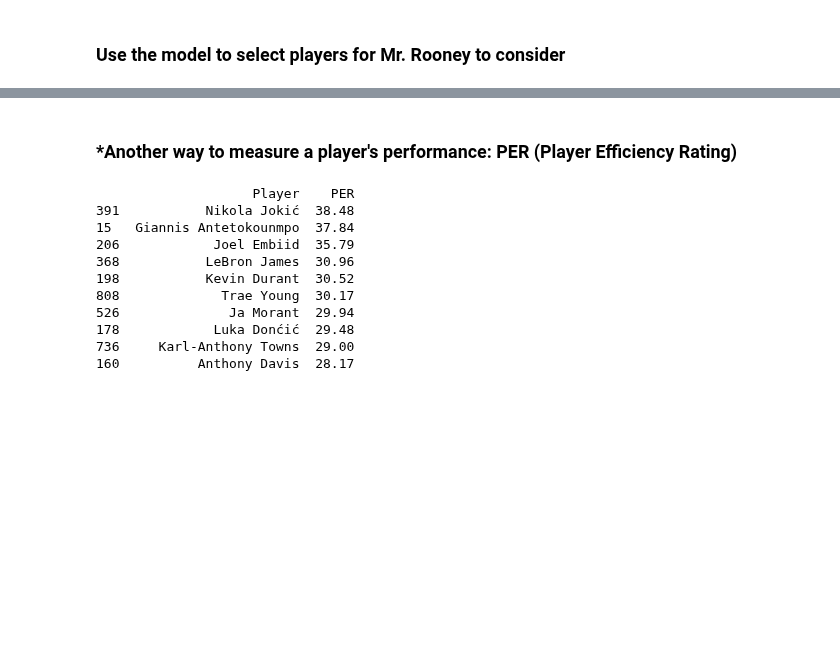
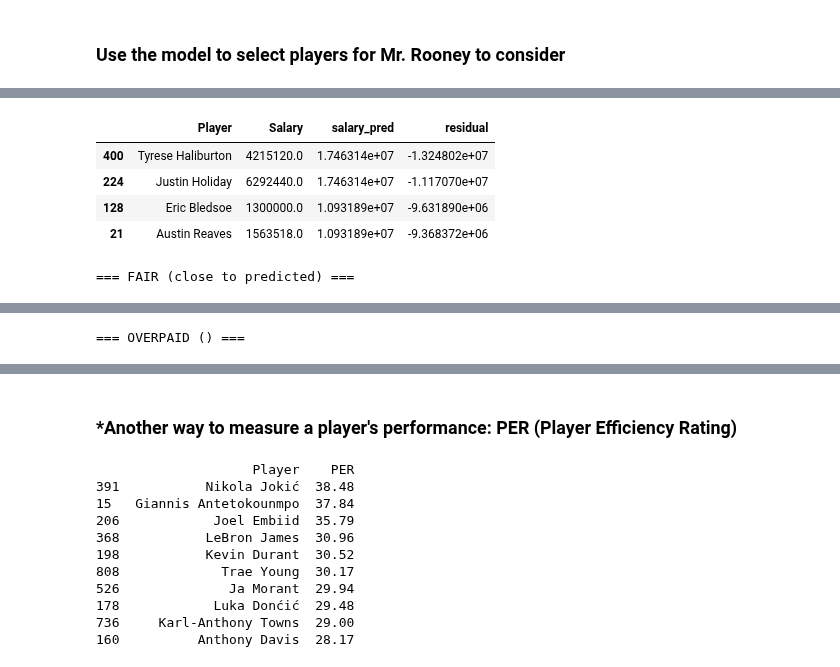
Before and after one commit to dylanlidailin/DS-3021, a Jupyter notebook: 10_kMeans Clustering/Lab-Clustering.ipynb, the cells around one changed output, grey strips where cells are left out. Saved outputs shown, nothing was run; the diff lists cells and outputs as text; code cells hidden in the pictures; blank space fills up the shorter version.

```diff
--- a/10_kMeans Clustering/Lab-Clustering.ipynb
+++ b/10_kMeans Clustering/Lab-Clustering.ipynb
@@ -279,0 +292,72 @@ fig.show(renderer="vscode")
+# %%
+from sklearn.cluster import KMeans
+from sklearn.tree import DecisionTreeRegressor
+from sklearn.model_selection import train_test_split
+from sklearn.metrics import mean_squared_error, r2_score
+import numpy as np
+import pandas as pd
+
+# 0. Assume `performance` has your raw PTS, eFG%, 3P, and Salary columns.
+
+# 1. Cluster on the 3 performance stats
+kmeans = KMeans(n_clusters=3, random_state=1, algorithm="lloyd")
+performance["cluster"] = kmeans.fit_predict(
+    performance[["PTS","eFG%","3P"]]
+)
+
+# 2. Prepare the tree DataFrame
+tree_data = performance[["Salary","cluster"]].copy()
+# If you want to include the raw stats as well:
+# tree_data = performance[["Salary","PTS","eFG%","3P","cluster"]].copy()
+
+# 3. Convert cluster to categorical (and dummies)
+tree_data["cluster"] = tree_data["cluster"].astype("category")
+tree_data = pd.get_dummies(tree_data, columns=["cluster"], drop_first=True)
+
+# 4. Train/test split
+X = tree_data.drop(columns=["Salary"])
+y = tree_data["Salary"]
+X_train, X_test, y_train, y_test = train_test_split(
+    X, y, test_size=0.3, random_state=1
+)
+
+# 5. Fit the Decision Tree Regressor
+dt_reg = DecisionTreeRegressor(max_depth=4, random_state=1)
+dt_reg.fit(X_train, y_train)
+
+# 6. Predict & evaluate
+y_pred = dt_reg.predict(X_test)
+rmse = np.sqrt(mean_squared_error(y_test, y_pred))
+print(f"Test RMSE: {rmse:.0f}")
+print(f"Test R²:   {r2_score(y_test, y_pred):.3f}")
+
+# 7. Compute residuals on the full dataset (re-fit to all data)
+dt_full = DecisionTreeRegressor(max_depth=4, random_state=1)
+dt_full.fit(X, y)
+performance["salary_pred"] = dt_full.predict(X)
+performance["residual"]      = performance["Salary"] - performance["salary_pred"]
+
+# 1. Define a dynamic 5% threshold per player
+threshold = 0.05 * performance["salary_pred"]
+
+# 2. Build conditions
+conds = [
+    performance["residual"] <= -threshold,   # actual << predicted → underpaid
+    performance["residual"] >=  threshold    # actual >> predicted → overpaid
+]
+choices = ["underpaid", "overpaid"]
+
+# 3. Assign “fair” by default
+performance["pay_category_dt"] = np.select(conds, choices, default="fair")
+
+# 4. Inspect all three groups
+for cat in ["underpaid","fair","overpaid"]:
+    print(f"\n=== {cat.upper()} ({cat=='fair' and 'close to predicted' or ''}) ===")
+    display(
+      performance
+        .loc[performance["pay_category_dt"]==cat,
+             ["Player","Salary","salary_pred","residual"]]
+        .sort_values(by="residual", ascending=(cat!="overpaid"))
+        .head(4)
+    )
+# %% [output]
@@ -279,0 +368,6 @@ fig.show(renderer="vscode")
+|  | Player | Salary | salary_pred | residual |
+| 400 | Tyrese Haliburton | 4215120.0 | 1.746314e+07 | -1.324802e+07 |
+| 224 | Justin Holiday | 6292440.0 | 1.746314e+07 | -1.117070e+07 |
+| 128 | Eric Bledsoe | 1300000.0 | 1.093189e+07 | -9.631890e+06 |
+| 21 | Austin Reaves | 1563518.0 | 1.093189e+07 | -9.368372e+06 |
+=== FAIR (close to predicted) ===
@@ -279,0 +379 @@ fig.show(renderer="vscode")
+=== OVERPAID () ===
```
Also changed, not shown: parts of 17 cells of this notebook, 2 other files.
